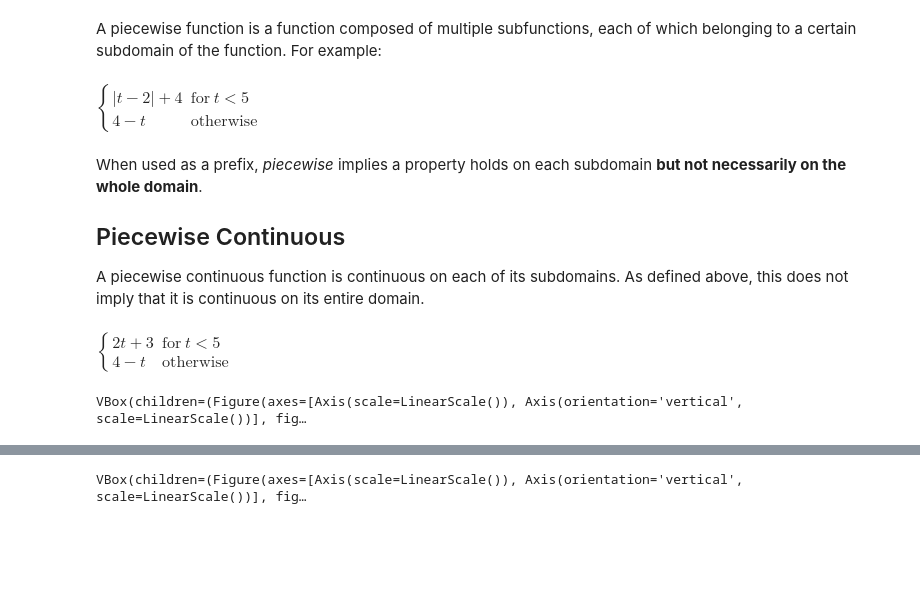
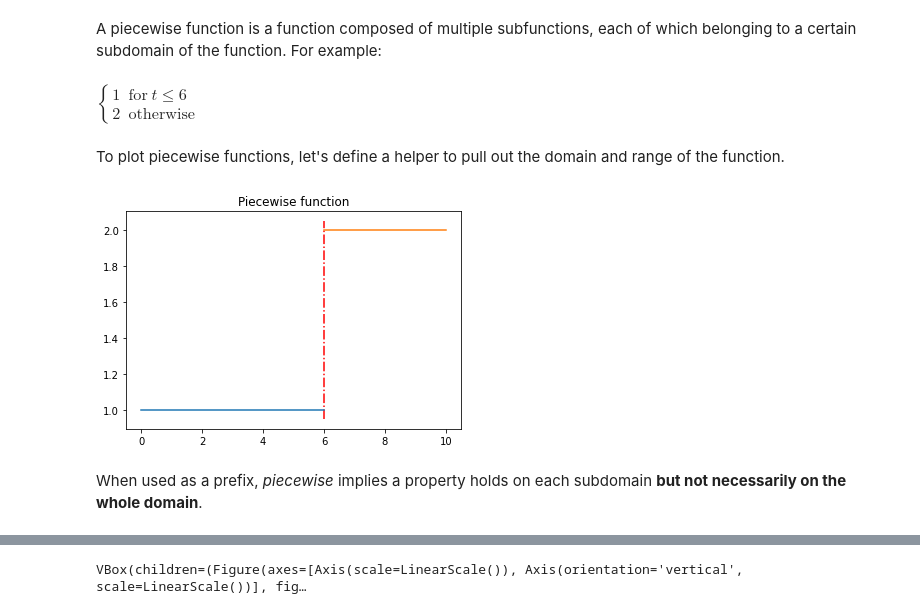
Before and after one commit to agoose77/notes, a Jupyter notebook: maths/piecewise-functions.ipynb, the cells around one changed output, grey strips where cells are left out. Drawn from its saved outputs; the diff is of its cells as text; code cells hidden in the pictures; blank space fills up the shorter version.

Commit message:
WIP: improve piecewise-functions

```diff
--- a/maths/piecewise-functions.ipynb
+++ b/maths/piecewise-functions.ipynb
@@ -13,0 +10,2 @@ f3 = abs(2-t) + 4
+# %%
+x = np.linspace(0, 10, 1000)
@@ -14,27 +14,38 @@ f3 = abs(2-t) + 4
 # %% [markdown]
 A piecewise function is a function composed of multiple subfunctions, each of which belonging to a certain subdomain of the function. For example:
-# %%
-continuous = sm.Piecewise((f3, t<5), (f2, t>=5))
-continuous
-# %% [output]
-$\displaystyle \begin{cases} \left|{t - 2}\right| + 4 & \text{for}\: t < 5 \\4 - t & \text{otherwise} \end{cases}$
+# %%
+f_p = sm.Piecewise(
+    (1, 6 >= t),
+    (2, t > 6)
+)
+f_p
+# %% [output]
+$\displaystyle \begin{cases} 1 & \text{for}\: t \leq 6 \\2 & \text{otherwise} \end{cases}$
+# %% [markdown]
+To plot piecewise functions, let's define a helper to pull out the domain and range of the function.
+# %%
+def evaluate_piecewise(f, t, x):
+    results = []
+    all_matched = np.full(x.shape, False)
+
+    for expr, cond in f.args:
+        matched = sm.lambdify(t, cond)(x)
+        x_matched = x[(~all_matched) & matched]
+        all_matched |= matched
+        y_matched = np.array(
+            sm.lambdify(t, expr)(x_matched)
+        ).reshape(-1)
+        results.append(
+            np.broadcast_arrays(x_matched, y_matched)
+        )
+    return results
+# %%
+plt.figure()
+plt.title("Piecewise function")
+for xx, yy in evaluate_piecewise(f_p, t, x):
+    plt.plot(xx, yy)
+plt.vlines(6, *plt.ylim(), linestyle="dashdot", color="red");
+# %% [output]
+[figure, added]
 # %% [markdown]
 When used as a prefix, *piecewise* implies a property holds on each subdomain **but not necessarily on the whole domain**.
-
-Piecewise Continuous
---------------------
-A piecewise continuous function is continuous on each of its subdomains. As defined above, this does not imply that it is continuous on its entire domain.
-# %%
-smooth = sm.Piecewise((f1, t<5), (f2, t>=5))
-smooth
-# %% [output]
-$\displaystyle \begin{cases} 2 t + 3 & \text{for}\: t < 5 \\4 - t & \text{otherwise} \end{cases}$
-# %%
-x = np.linspace(0, 10, 100)
-
-plt.figure(title="Piecewise-continuous function")
-plt.plot(x, sm.lambdify(t, continuous)(x))
-plt.vline(5, line_style="dash_dotted", colors=["red"], stroke_width=2)
-plt.show()
-# %% [output]
-VBox(children=(Figure(axes=[Axis(scale=LinearScale()), Axis(orientation='vertical', scale=LinearScale())], fig…
```
Also changed, not shown: parts of 19 cells of this notebook.
